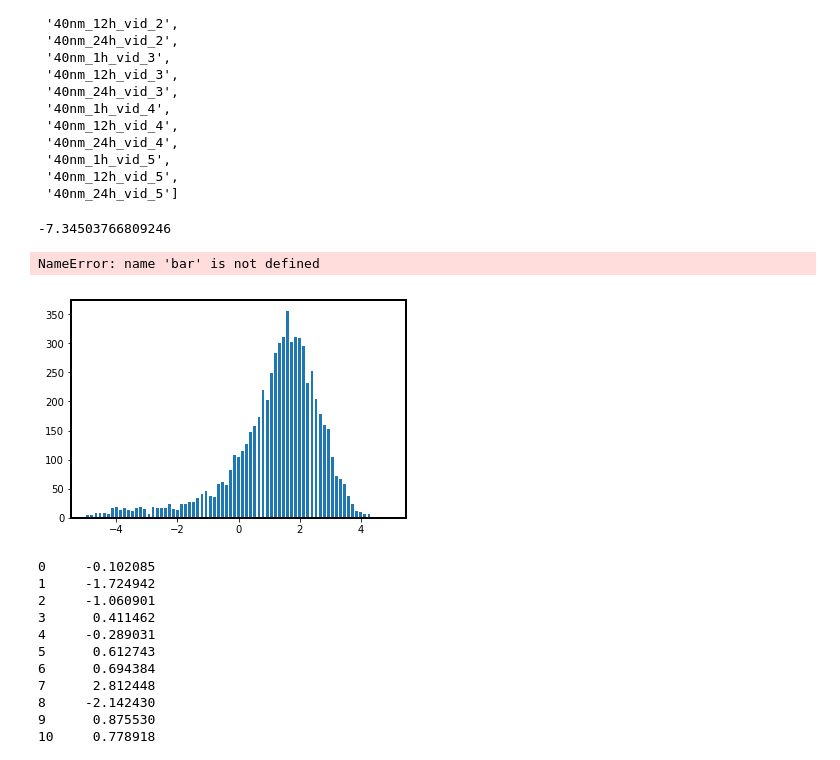
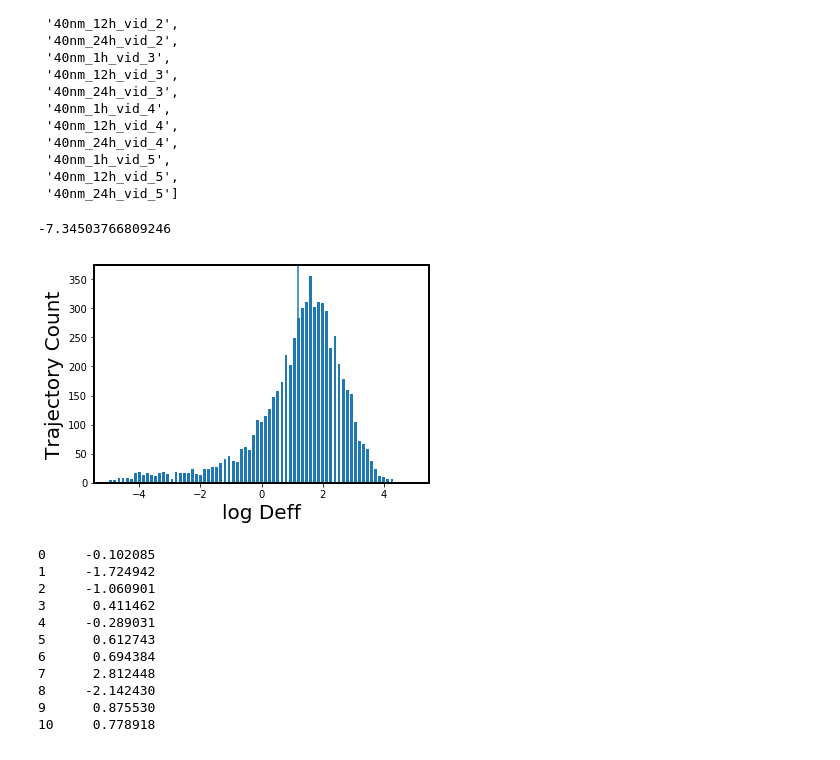
Before and after one commit to mimc7580/diff_classifier, a Jupyter notebook: notebooks/development/06_11_19_MPT_particle_size_incubation_time_40nm.ipynb, the cells around one changed output. Drawn from its saved outputs; the diff is of its cells as text; code cells hidden in the pictures.

```diff
--- a/notebooks/development/06_11_19_MPT_particle_size_incubation_time_40nm.ipynb
+++ b/notebooks/development/06_11_19_MPT_particle_size_incubation_time_40nm.ipynb
@@ -382,32 +382,29 @@ for prefix in to_track:
 # %%
 import matplotlib.pyplot as plt
 import numpy as np
 import numpy.ma as ma
 
 replace_nan = combo.replace(0, np.nan)
 log_Deff = np.log(replace_nan[0].dropna())
 test_bins = np.linspace(-5, 5, 76)
 
 print(min(log_Deff))
 histogram, test_bins = np.histogram(log_Deff, bins=test_bins)
-#masked_Deff = ma.masked_equal(combo[0], np.nan)
-
-#masked_Deff['log'] = ma.log(masked_Deff)
+avg = np.mean(log_Deff)
 
 plt.rc('axes', linewidth=2)
 plot = histogram
 bins = test_bins
 width = 0.7 * (bins[1] - bins[0])
 center = (bins[:-1] + bins[1:])/2
-bar[keys[counter]] = plt.bar(center, plot, align='center', width=width)
-#plt.axvline(avg, color=colors[counter])
-plt.xlabel(xlabel, fontsize=30)
-plt.ylabel(ylabel, fontsize=30)
-plt.tick_params(axis='both', which='major', labelsize=20)
+bar = plt.bar(center, plot, align='center', width=width)
+plt.axvline(avg)
+plt.xlabel('log Deff', fontsize=20)
+plt.ylabel('Trajectory Count', fontsize=20)
+plt.tick_params(axis='both', which='major', labelsize=10)
 # %% [output]
 -7.34503766809246
-NameError: name 'bar' is not defined
-[figure, old version]
+[figure, new version]
 # %%
 Deff
 # %% [output]
```
Also changed, not shown: 9 other files.
